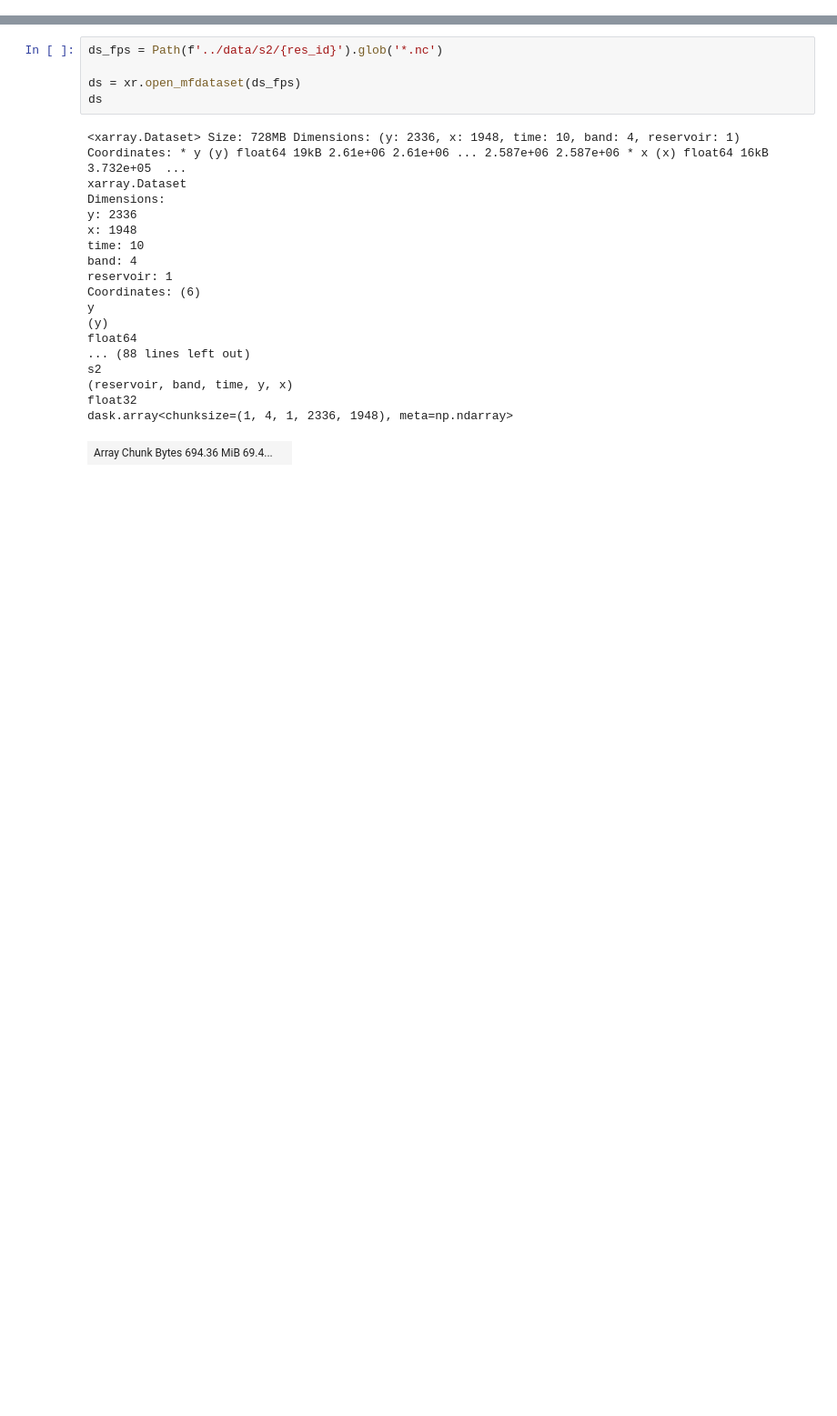
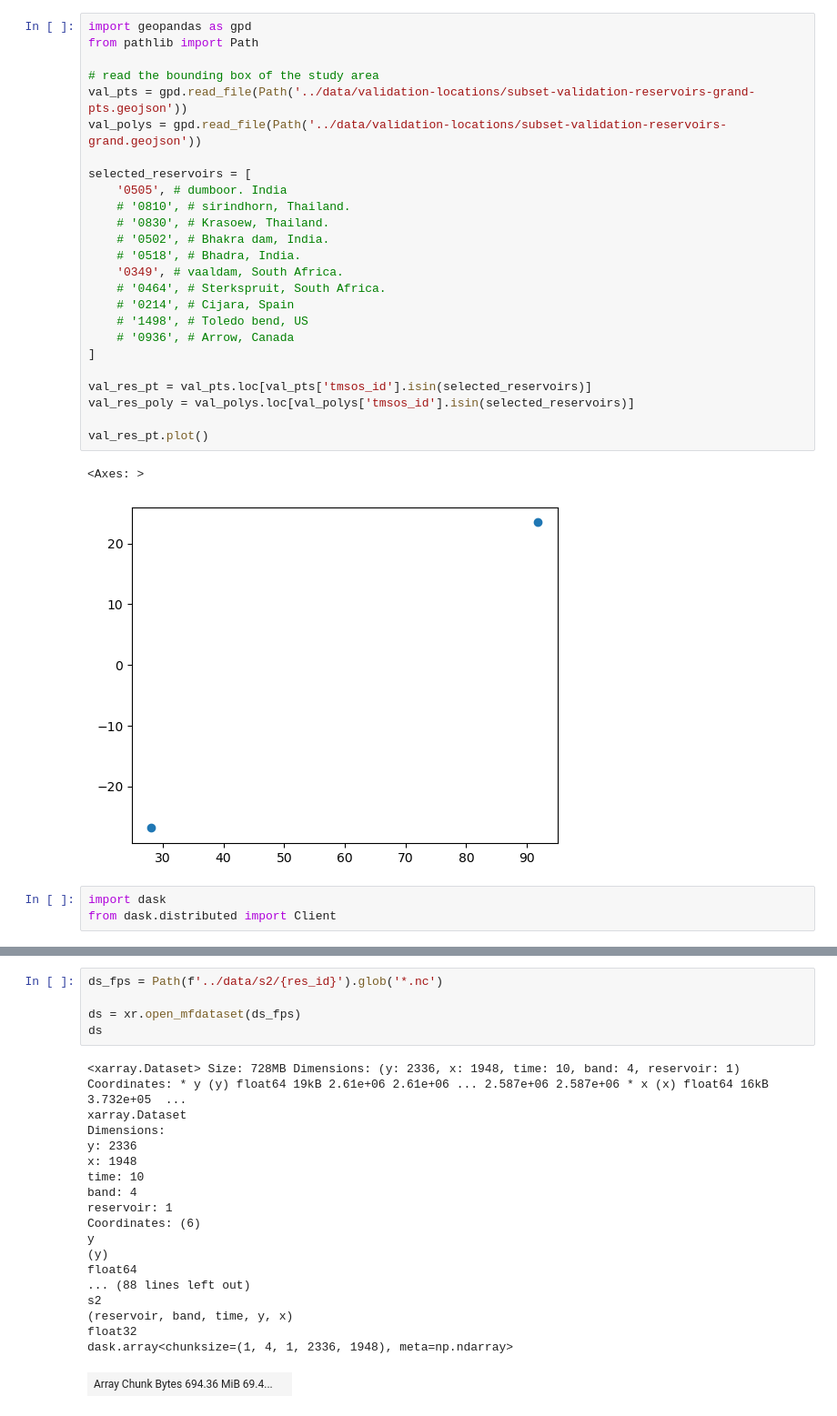
Before and after one commit to UW-SASWE/tmspp, a Jupyter notebook: notebooks/03-classification.ipynb, the cells around one changed output, grey strips where cells are left out. Shown at 91% size. Cells and saved outputs as stored; diff of their text form; blank space fills up the shorter version.

```diff
--- a/notebooks/03-classification.ipynb
+++ b/notebooks/03-classification.ipynb
@@ -27,0 +137,31 @@ buffered_roi
+# %%
+import geopandas as gpd
+from pathlib import Path
+
+# read the bounding box of the study area
+val_pts = gpd.read_file(Path('../data/validation-locations/subset-validation-reservoirs-grand-pts.geojson'))
+val_polys = gpd.read_file(Path('../data/validation-locations/subset-validation-reservoirs-grand.geojson'))
+
+selected_reservoirs = [
+    '0505', # dumboor. India
+    # '0810', # sirindhorn, Thailand.
+    # '0830', # Krasoew, Thailand.
+    # '0502', # Bhakra dam, India.
+    # '0518', # Bhadra, India.
+    '0349', # vaaldam, South Africa.
+    # '0464', # Sterkspruit, South Africa.
+    # '0214', # Cijara, Spain
+    # '1498', # Toledo bend, US
+    # '0936', # Arrow, Canada
+]
+
+val_res_pt = val_pts.loc[val_pts['tmsos_id'].isin(selected_reservoirs)]
+val_res_poly = val_polys.loc[val_polys['tmsos_id'].isin(selected_reservoirs)]
+
+val_res_pt.plot()
+# %% [output]
+<Axes: >
+[figure, added]
+# %%
+import dask
+from dask.distributed import Client
```
Also changed, not shown: parts of 40 cells of this notebook, 1 other file.
